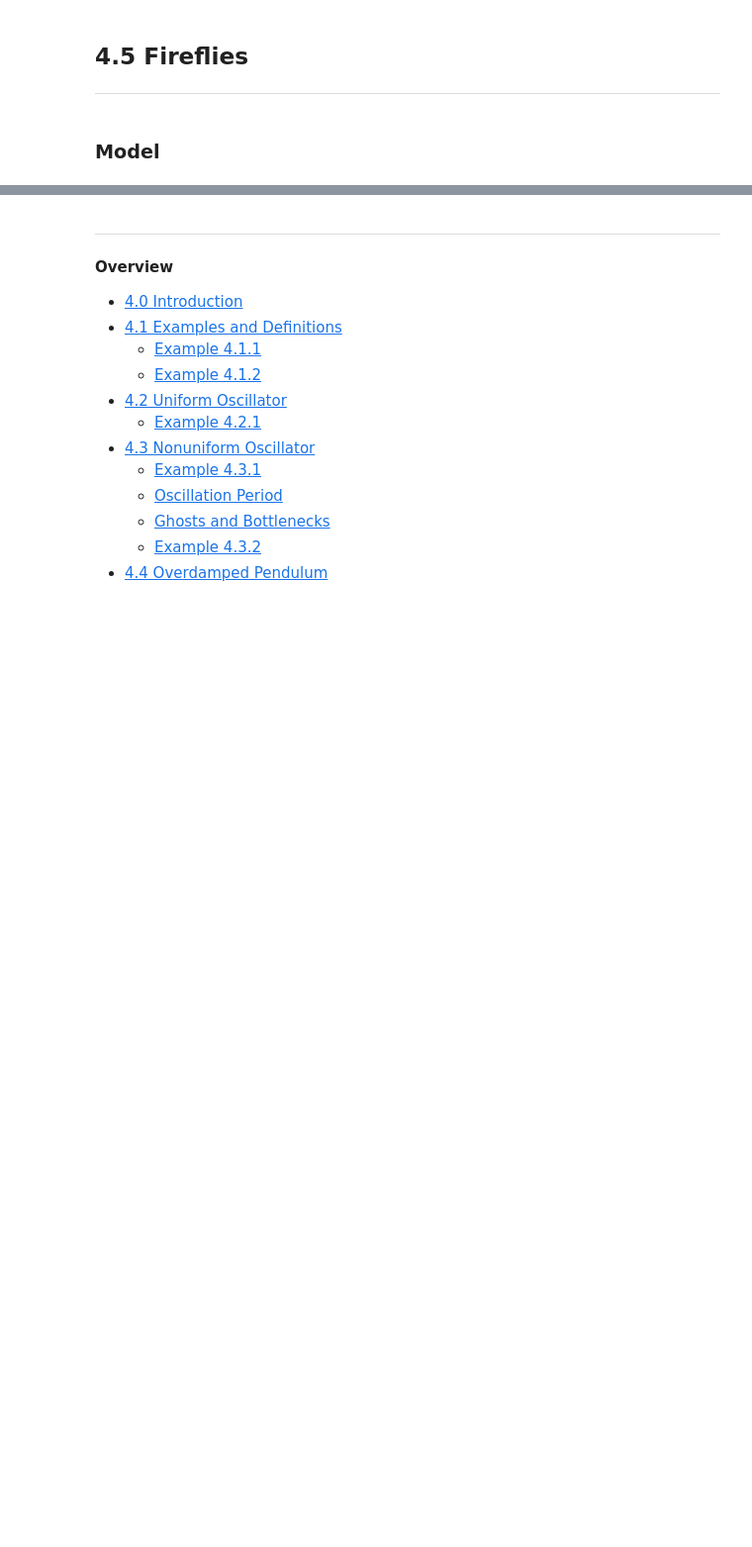
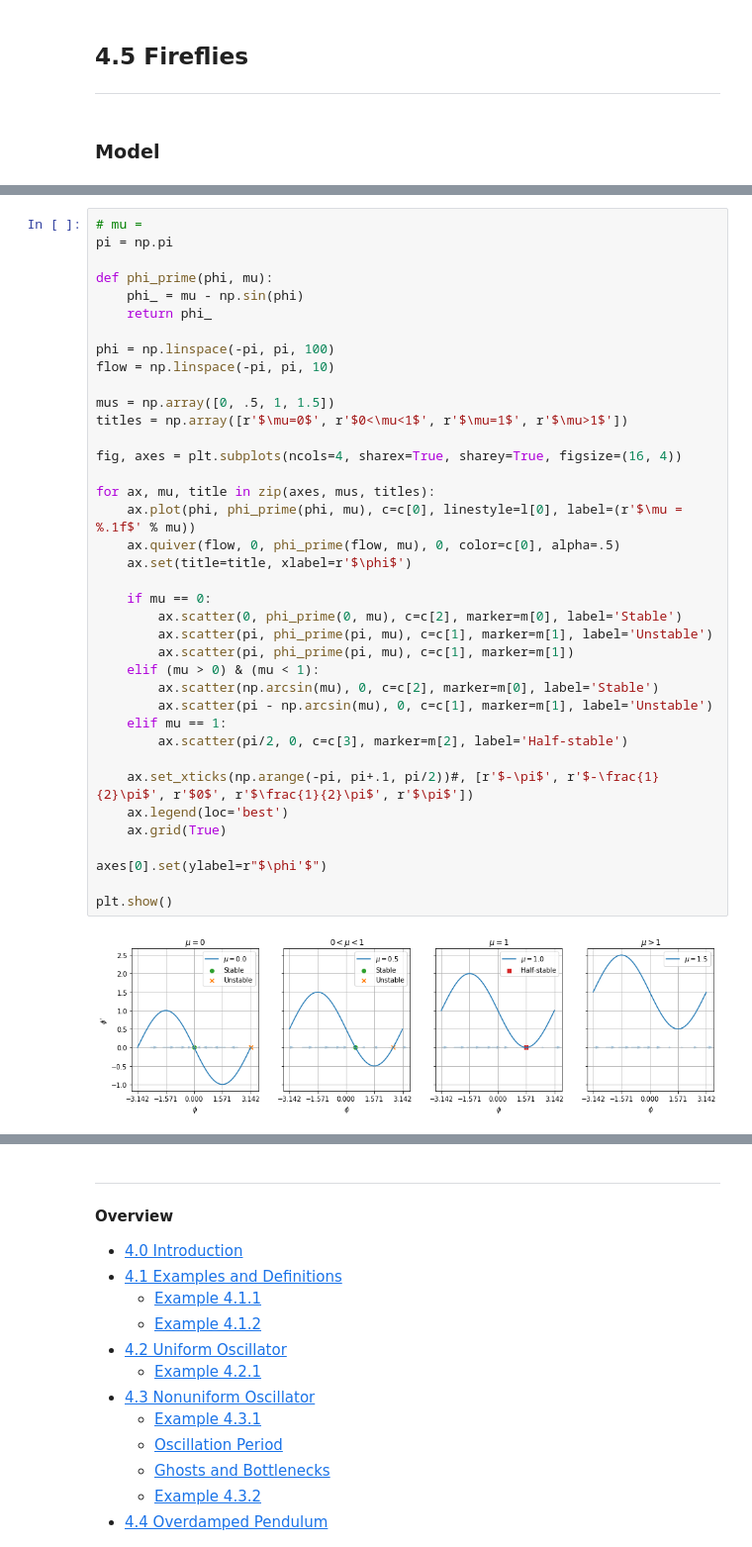
Before and after one commit to shumez/NLDC, a Jupyter notebook: c04/note.ipynb, the cells around one changed output, grey strips where cells are left out. Shown at 99% size. Drawn from its saved outputs; the diff is of its cells as text; blank space fills up the shorter version.

```diff
--- a/c04/note.ipynb
+++ b/c04/note.ipynb
@@ -561,0 +593,40 @@ $$\begin{align*}
+# %%
+# mu =
+pi = np.pi
+
+def phi_prime(phi, mu):
+    phi_ = mu - np.sin(phi)
+    return phi_
+
+phi = np.linspace(-pi, pi, 100)
+flow = np.linspace(-pi, pi, 10)
+
+mus = np.array([0, .5, 1, 1.5])
+titles = np.array([r'$\mu=0$', r'$0<\mu<1$', r'$\mu=1$', r'$\mu>1$'])
+
+fig, axes = plt.subplots(ncols=4, sharex=True, sharey=True, figsize=(16, 4))
+
+for ax, mu, title in zip(axes, mus, titles):
+    ax.plot(phi, phi_prime(phi, mu), c=c[0], linestyle=l[0], label=(r'$\mu = %.1f$' % mu))
+    ax.quiver(flow, 0, phi_prime(flow, mu), 0, color=c[0], alpha=.5)
+    ax.set(title=title, xlabel=r'$\phi$')
+
+    if mu == 0:
+        ax.scatter(0, phi_prime(0, mu), c=c[2], marker=m[0], label='Stable')
+        ax.scatter(pi, phi_prime(pi, mu), c=c[1], marker=m[1], label='Unstable')
+        ax.scatter(pi, phi_prime(pi, mu), c=c[1], marker=m[1])
+    elif (mu > 0) & (mu < 1):
+        ax.scatter(np.arcsin(mu), 0, c=c[2], marker=m[0], label='Stable')
+        ax.scatter(pi - np.arcsin(mu), 0, c=c[1], marker=m[1], label='Unstable')
+    elif mu == 1:
+        ax.scatter(pi/2, 0, c=c[3], marker=m[2], label='Half-stable')
+
+    ax.set_xticks(np.arange(-pi, pi+.1, pi/2))#, [r'$-\pi$', r'$-\frac{1}{2}\pi$', r'$0$', r'$\frac{1}{2}\pi$', r'$\pi$'])
+    ax.legend(loc='best')
+    ax.grid(True)
+
+axes[0].set(ylabel=r"$\phi'$")
+
+plt.show()
+# %% [output]
+[figure, added]
```
Also changed, not shown: parts of 8 cells of this notebook.
